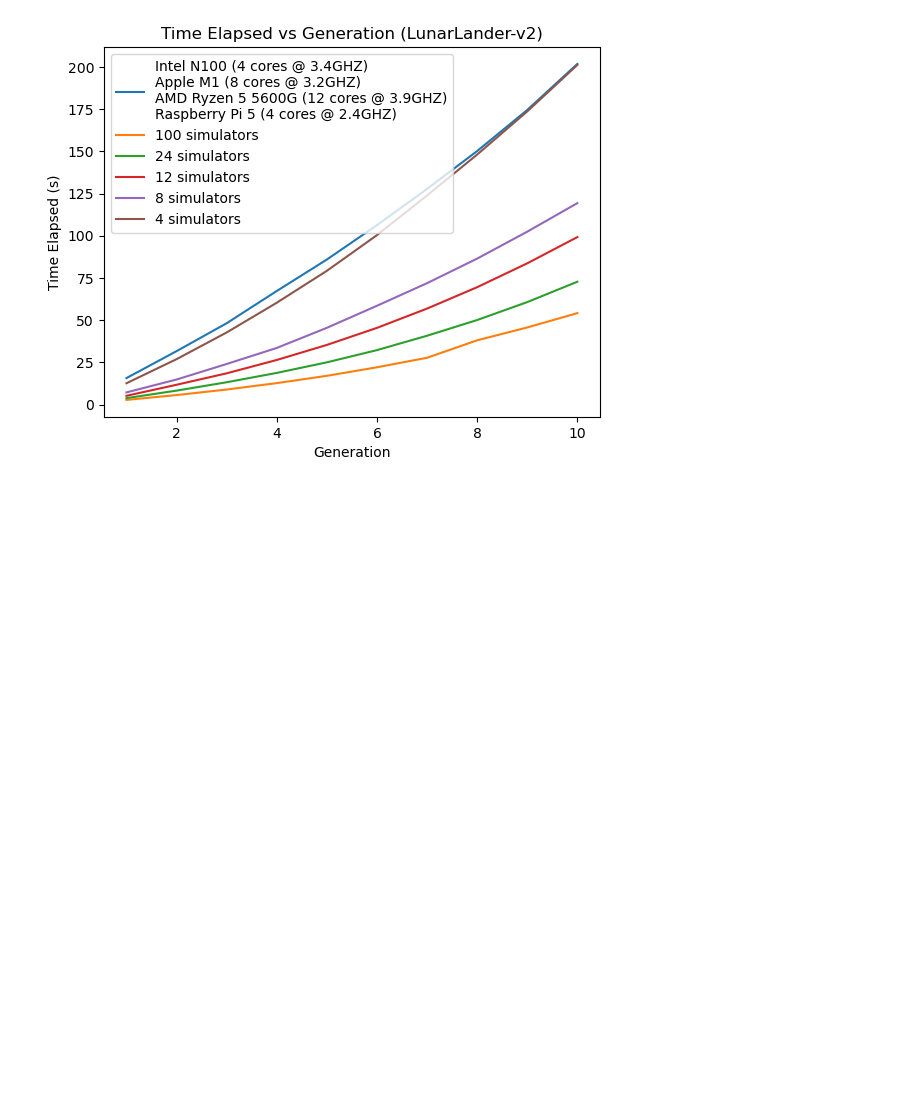
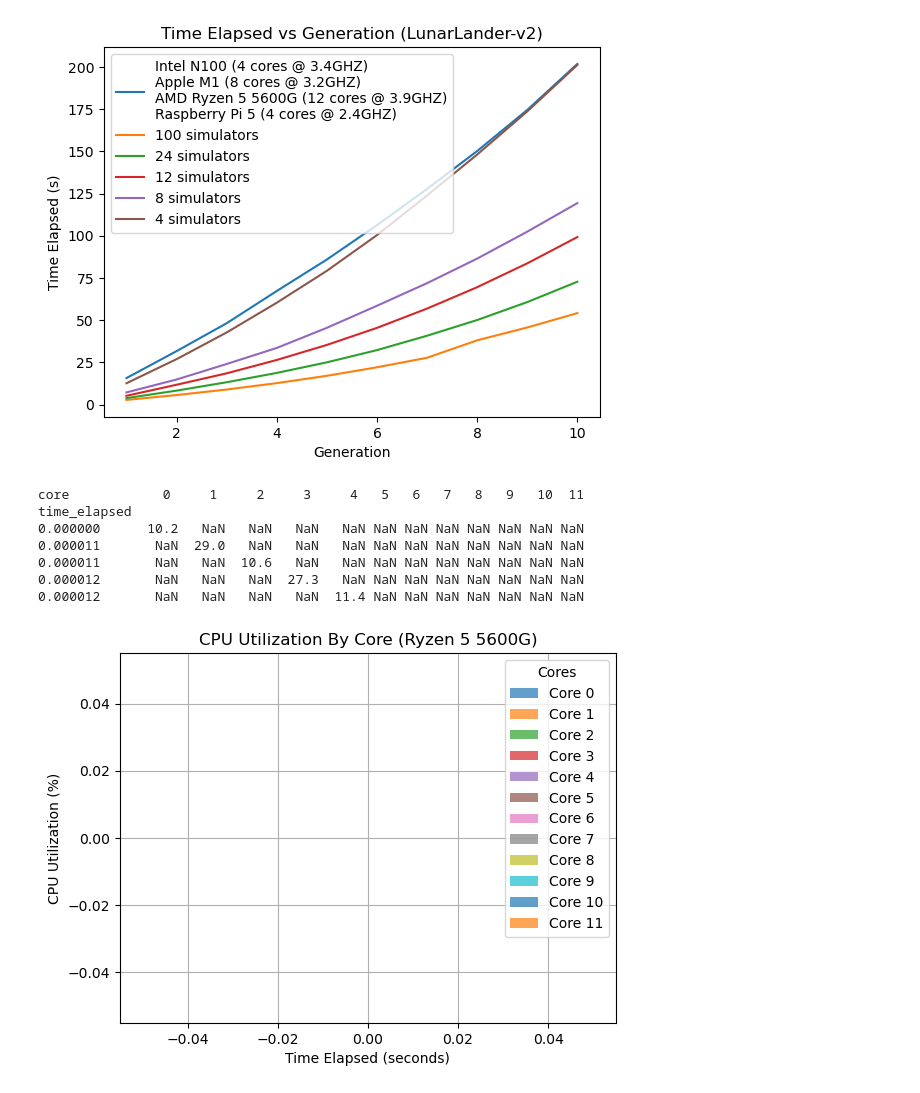
Before and after one commit to bmcnns/distributed-tpg, a Jupyter notebook: lunar_lander_early_benchmarks.ipynb, the cells around one changed output. Cells and saved outputs as stored; diff of their text form; code cells hidden in the pictures; blank space fills up the shorter version.

Commit message:
Introduces the cpu_utilization table

```diff
--- a/lunar_lander_early_benchmarks.ipynb
+++ b/lunar_lander_early_benchmarks.ipynb
@@ -26,6 +26,46 @@ plt.xlabel("Generation")
 # %% [output]
 Text(0.5, 0, 'Generation')
 [figure]
+# %%
+df = duckdb.query("""
+SELECT * FROM db.public.cpu_utilization
+WHERE worker = 'desktop'
+""").df()
+
+df['time_elapsed'] = df['time'] - df['time'].min()
+
+# Pivot the DataFrame to get cores as columns
+df_pivot = df.pivot_table(index='time_elapsed', columns='core', values='utilization')
+
+print(df_pivot.head())
+
+# Apply smoothing to the data
+window_size = 2  # Number of points to average in moving average
+df_smooth = df_pivot.rolling(window=window_size, center=False).mean()
+
+# Plotting
+
+# Generate the stacked area plot
+plt.stackplot(df_smooth.index,
+              [df_smooth[col] for col in df_smooth.columns],
+              labels=[f'Core {col}' for col in df_smooth.columns],
+              alpha=0.7)
+
+plt.xlabel('Time Elapsed (seconds)')
+plt.ylabel('CPU Utilization (%)')
+plt.title('CPU Utilization By Core (Ryzen 5 5600G)')
+plt.legend(title='Cores')
+plt.grid(True)
+plt.show()
+# %% [output]
+core            0     1     2     3     4   5   6   7   8   9   10  11
+time_elapsed
+0.000000      10.2   NaN   NaN   NaN   NaN NaN NaN NaN NaN NaN NaN NaN
+0.000011       NaN  29.0   NaN   NaN   NaN NaN NaN NaN NaN NaN NaN NaN
+0.000011       NaN   NaN  10.6   NaN   NaN NaN NaN NaN NaN NaN NaN NaN
+0.000012       NaN   NaN   NaN  27.3   NaN NaN NaN NaN NaN NaN NaN NaN
+0.000012       NaN   NaN   NaN   NaN  11.4 NaN NaN NaN NaN NaN NaN NaN
+[figure, added]
 # %%
 # Load the CSV file into a DataFrame
 df = pd.read_csv('benchmarking/cpu_utilization.csv')
```
Also changed, not shown: parts of 4 cells of this notebook, 3 other files.
